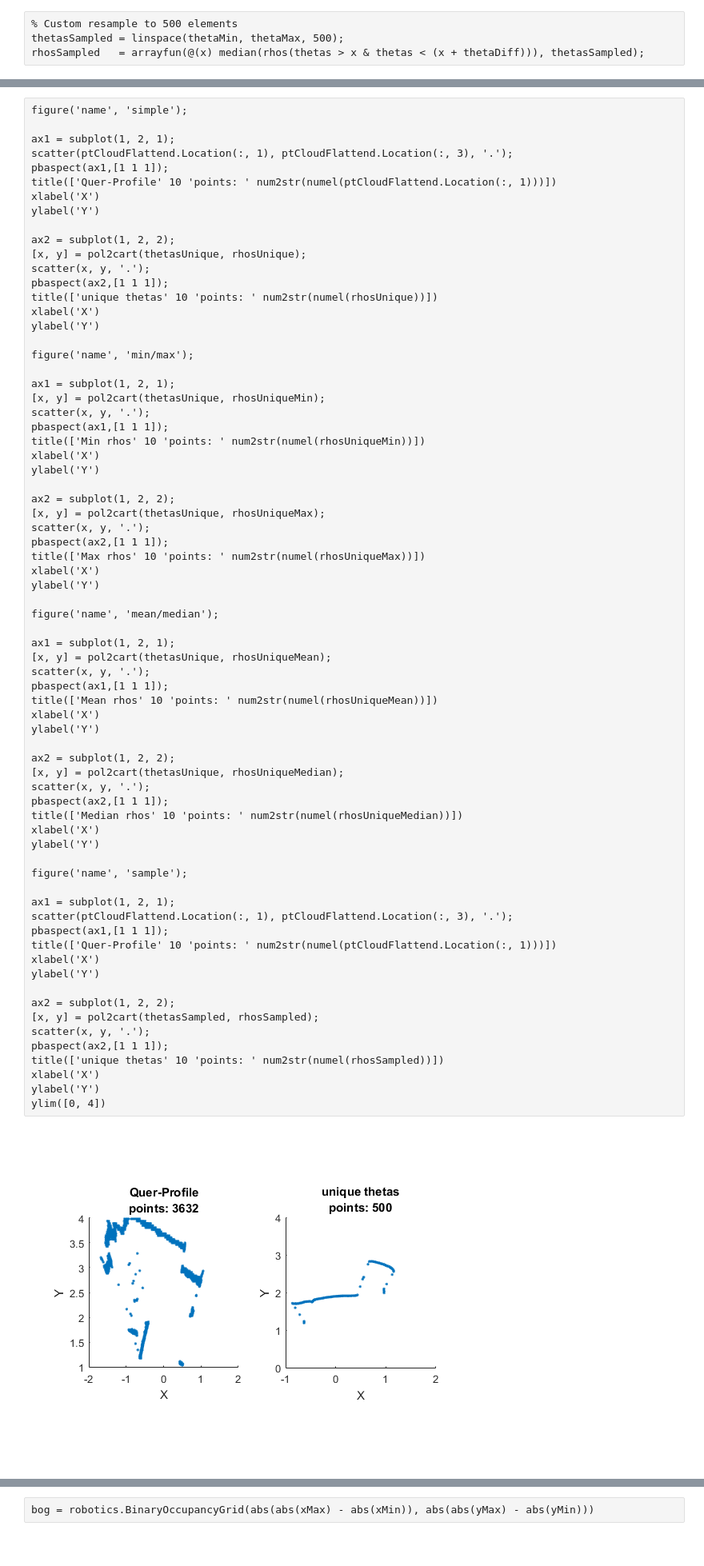
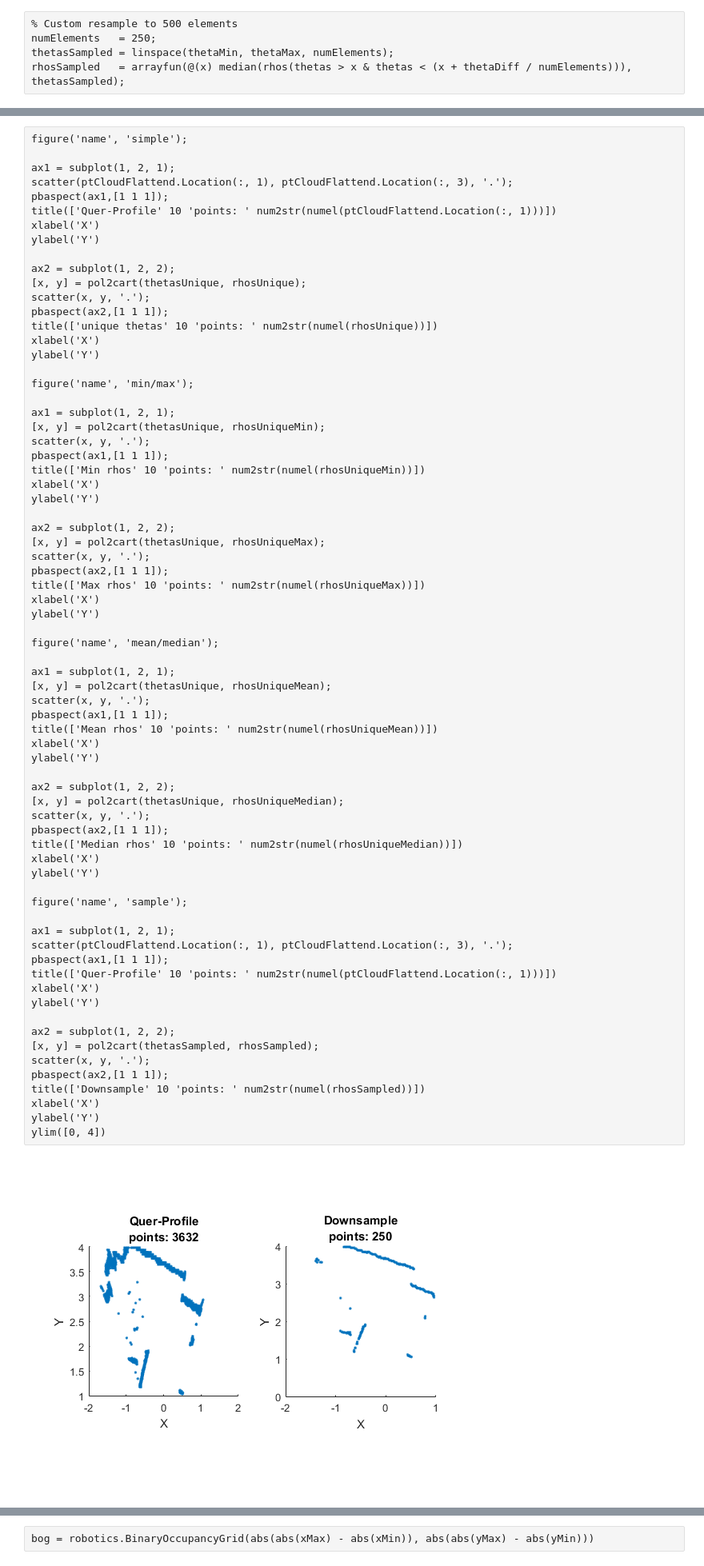
Before and after one commit to codepuree/particlefilter, a Jupyter notebook: Notebooks/Test.ipynb, the cells around one changed output, grey strips where cells are left out. Shown at 80% size. Saved outputs shown, nothing was run; the diff lists cells and outputs as text.

```diff
--- a/Notebooks/Test.ipynb
+++ b/Notebooks/Test.ipynb
@@ -194,5 +194,6 @@ rhosUniqueMean   = arrayfun(@(x)   mean(sort(rhos(thetas == x), 'descend')), the
 rhosUniqueMedian = arrayfun(@(x) median(sort(rhos(thetas == x), 'descend')), thetasUnique);
 # %%
 % Custom resample to 500 elements
-thetasSampled = linspace(thetaMin, thetaMax, 500);
-rhosSampled   = arrayfun(@(x) median(rhos(thetas > x & thetas < (x + thetaDiff))), thetasSampled);
+numElements   = 250;
+thetasSampled = linspace(thetaMin, thetaMax, numElements);
+rhosSampled   = arrayfun(@(x) median(rhos(thetas > x & thetas < (x + thetaDiff / numElements))), thetasSampled);
@@ -248,35 +241,35 @@ scatter(x, y, '.');
 pbaspect(ax1,[1 1 1]);
 title(['Mean rhos' 10 'points: ' num2str(numel(rhosUniqueMean))])
 xlabel('X')
 ylabel('Y')
 
 ax2 = subplot(1, 2, 2);
 [x, y] = pol2cart(thetasUnique, rhosUniqueMedian);
 scatter(x, y, '.');
 pbaspect(ax2,[1 1 1]);
 title(['Median rhos' 10 'points: ' num2str(numel(rhosUniqueMedian))])
 xlabel('X')
 ylabel('Y')
 
 figure('name', 'sample');
 
 ax1 = subplot(1, 2, 1);
 scatter(ptCloudFlattend.Location(:, 1), ptCloudFlattend.Location(:, 3), '.');
 pbaspect(ax1,[1 1 1]);
 title(['Quer-Profile' 10 'points: ' num2str(numel(ptCloudFlattend.Location(:, 1)))])
 xlabel('X')
 ylabel('Y')
 
 ax2 = subplot(1, 2, 2);
 [x, y] = pol2cart(thetasSampled, rhosSampled);
 scatter(x, y, '.');
 pbaspect(ax2,[1 1 1]);
-title(['unique thetas' 10 'points: ' num2str(numel(rhosSampled))])
+title(['Downsample' 10 'points: ' num2str(numel(rhosSampled))])
 xlabel('X')
 ylabel('Y')
 ylim([0, 4])
 # %% [output]
-[figure, old version]
+[figure, new version]
 [figure]
 [figure]
 [figure]
```
Also changed, not shown: parts of 1 cell of this notebook, 10 other files.
